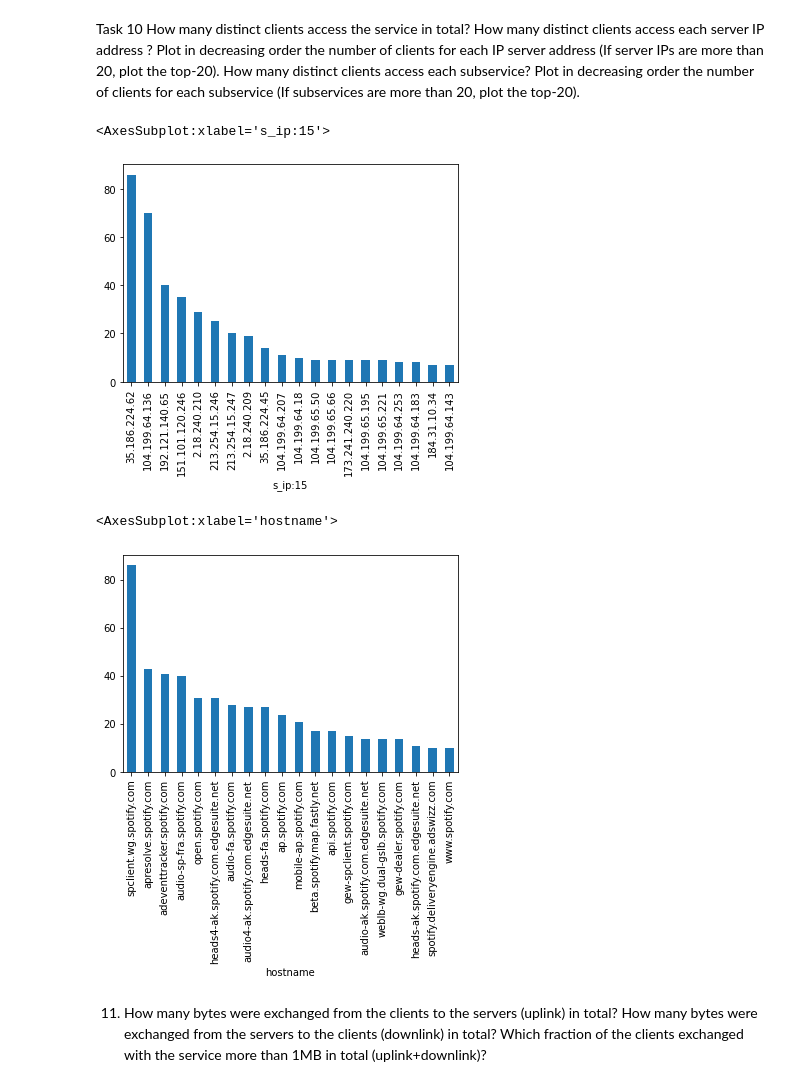
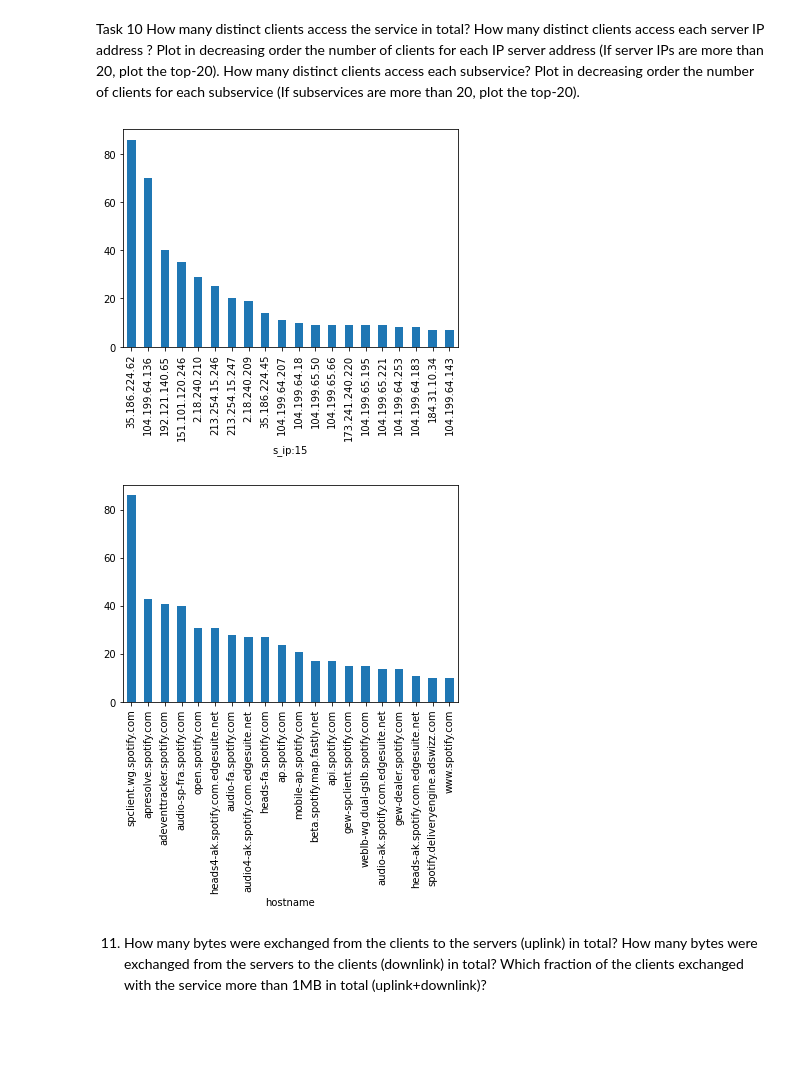
Before and after one commit to AlessioFerra/NML_Group4, a Jupyter notebook: Lab04.ipynb, the cells around one changed output. Drawn from its saved outputs; the diff is of its cells as text; code cells hidden in the pictures; blank space fills up the shorter version.

```diff
--- a/Lab04.ipynb
+++ b/Lab04.ipynb
@@ -467,20 +472,18 @@ subservice (If subservices are more than 20, plot the top-20).
 # %%
 # clients -> local traffic
 # part 1
-sp_dataf[(sp_dataf['c_isint:38'] == 1)].groupby(['s_ip:15'])['#15#c_ip:1']\
+a = sp_dataf[(sp_dataf['c_isint:38'] == 1)].groupby(['s_ip:15'])['#15#c_ip:1']\
             .nunique().sort_values(ascending=False)\
             .head(20).plot(kind='bar')
 # %% [output]
-<AxesSubplot:xlabel='s_ip:15'>
 [figure]
 # %%
 # part 2
-sp_dataf[(sp_dataf['c_isint:38'] == 1)].groupby(['hostname'])['#15#c_ip:1']\
+a = sp_dataf[(sp_dataf['c_isint:38'] == 1)].groupby(['hostname'])['#15#c_ip:1']\
             .nunique().sort_values(ascending=False)\
             .head(20).plot(kind='bar')
 # %% [output]
-<AxesSubplot:xlabel='hostname'>
-[figure, old version]
+[figure, new version]
 # %% [markdown]
 11. How many bytes were exchanged from the clients to the servers (uplink) in total? How many bytes were
 exchanged from the servers to the clients (downlink) in total?
```
Also changed, not shown: parts of 15 cells of this notebook.
